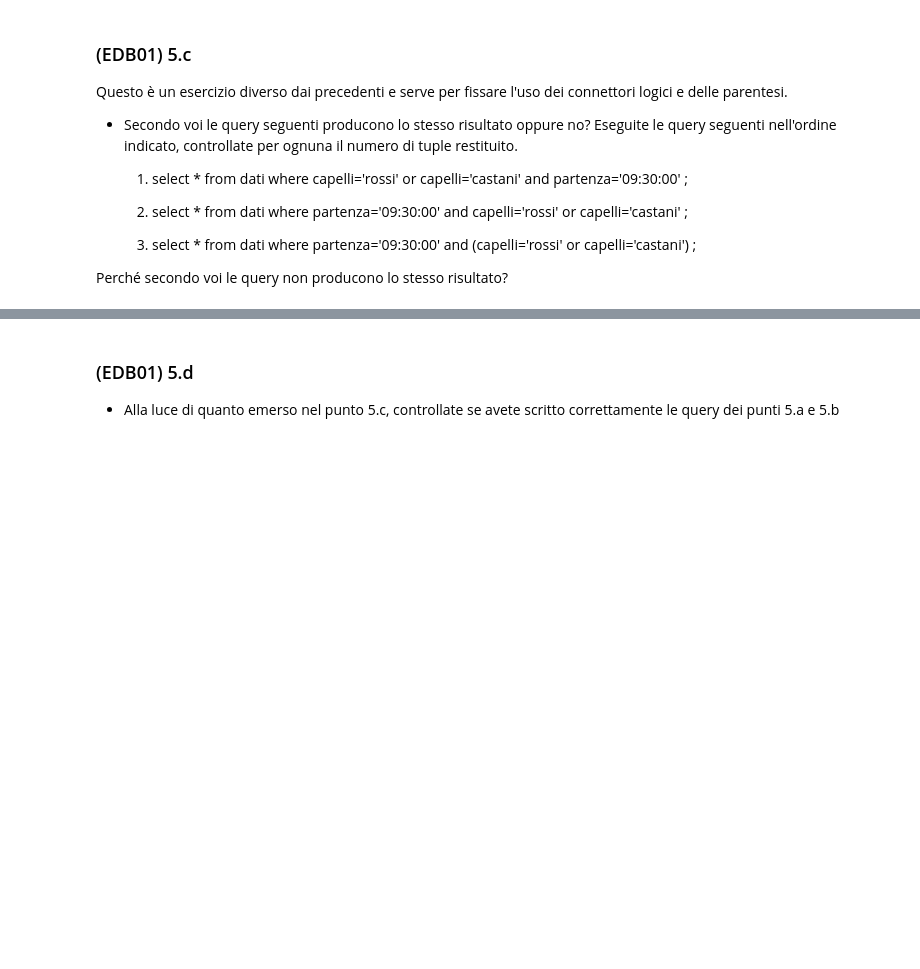
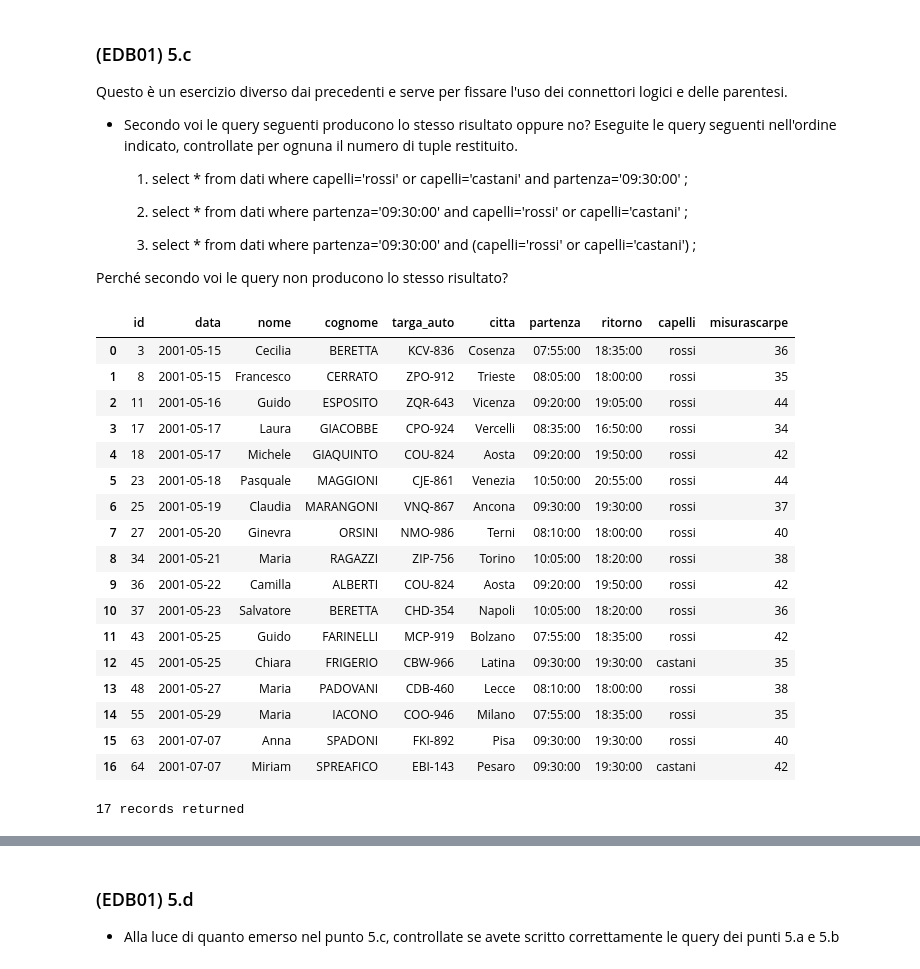
Before and after one commit to morettitommaso/sql-exercises, a Jupyter notebook: edb01_montagna.ipynb, the cells around one changed output, grey strips where cells are left out. Cells and saved outputs as stored; diff of their text form; code cells hidden in the pictures; blank space fills up the shorter version.

```diff
--- a/edb01_montagna.ipynb
+++ b/edb01_montagna.ipynb
@@ -423,0 +523,25 @@ rq("""
+# %%
+# Query 1
+rq("""
+select * from dati where capelli='rossi' or capelli='castani' and partenza='09:30:00' ;
+""")
+# %% [output]
+|  | id | data | nome | cognome | targa_auto | citta | partenza | ritorno | capelli | misurascarpe |
+| 0 | 3 | 2001-05-15 | Cecilia | BERETTA | KCV-836 | Cosenza | 07:55:00 | 18:35:00 | rossi | 36 |
+| 1 | 8 | 2001-05-15 | Francesco | CERRATO | ZPO-912 | Trieste | 08:05:00 | 18:00:00 | rossi | 35 |
+| 2 | 11 | 2001-05-16 | Guido | ESPOSITO | ZQR-643 | Vicenza | 09:20:00 | 19:05:00 | rossi | 44 |
+| 3 | 17 | 2001-05-17 | Laura | GIACOBBE | CPO-924 | Vercelli | 08:35:00 | 16:50:00 | rossi | 34 |
+| 4 | 18 | 2001-05-17 | Michele | GIAQUINTO | COU-824 | Aosta | 09:20:00 | 19:50:00 | rossi | 42 |
+| 5 | 23 | 2001-05-18 | Pasquale | MAGGIONI | CJE-861 | Venezia | 10:50:00 | 20:55:00 | rossi | 44 |
+| 6 | 25 | 2001-05-19 | Claudia | MARANGONI | VNQ-867 | Ancona | 09:30:00 | 19:30:00 | rossi | 37 |
+| 7 | 27 | 2001-05-20 | Ginevra | ORSINI | NMO-986 | Terni | 08:10:00 | 18:00:00 | rossi | 40 |
+| 8 | 34 | 2001-05-21 | Maria | RAGAZZI | ZIP-756 | Torino | 10:05:00 | 18:20:00 | rossi | 38 |
+| 9 | 36 | 2001-05-22 | Camilla | ALBERTI | COU-824 | Aosta | 09:20:00 | 19:50:00 | rossi | 42 |
+| 10 | 37 | 2001-05-23 | Salvatore | BERETTA | CHD-354 | Napoli | 10:05:00 | 18:20:00 | rossi | 36 |
+| 11 | 43 | 2001-05-25 | Guido | FARINELLI | MCP-919 | Bolzano | 07:55:00 | 18:35:00 | rossi | 42 |
+| 12 | 45 | 2001-05-25 | Chiara | FRIGERIO | CBW-966 | Latina | 09:30:00 | 19:30:00 | castani | 35 |
+| 13 | 48 | 2001-05-27 | Maria | PADOVANI | CDB-460 | Lecce | 08:10:00 | 18:00:00 | rossi | 38 |
+| 14 | 55 | 2001-05-29 | Maria | IACONO | COO-946 | Milano | 07:55:00 | 18:35:00 | rossi | 35 |
+| 15 | 63 | 2001-07-07 | Anna | SPADONI | FKI-892 | Pisa | 09:30:00 | 19:30:00 | rossi | 40 |
+| 16 | 64 | 2001-07-07 | Miriam | SPREAFICO | EBI-143 | Pesaro | 09:30:00 | 19:30:00 | castani | 42 |
+17 records returned
```
Also changed, not shown: parts of 37 cells of this notebook.
